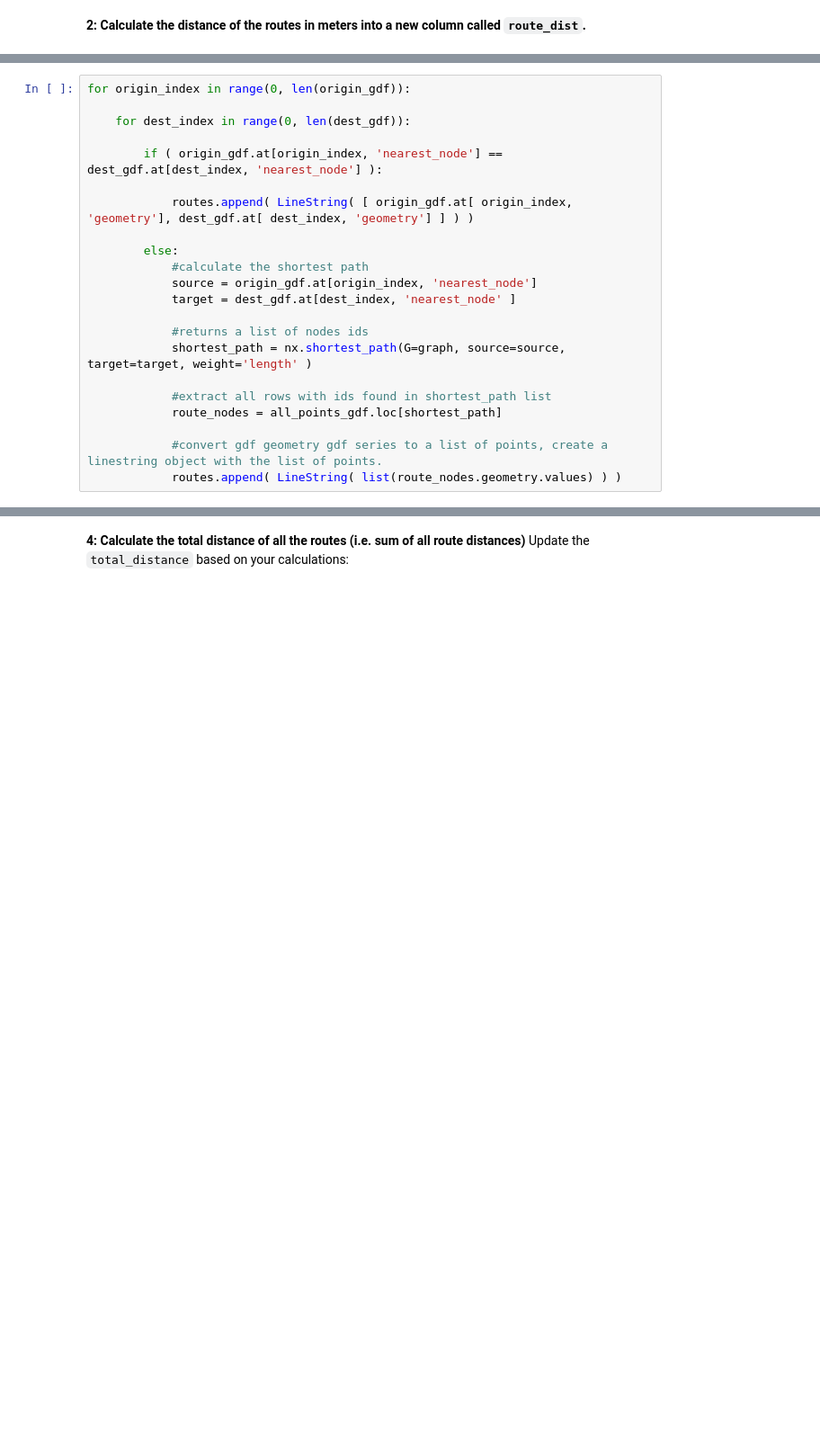
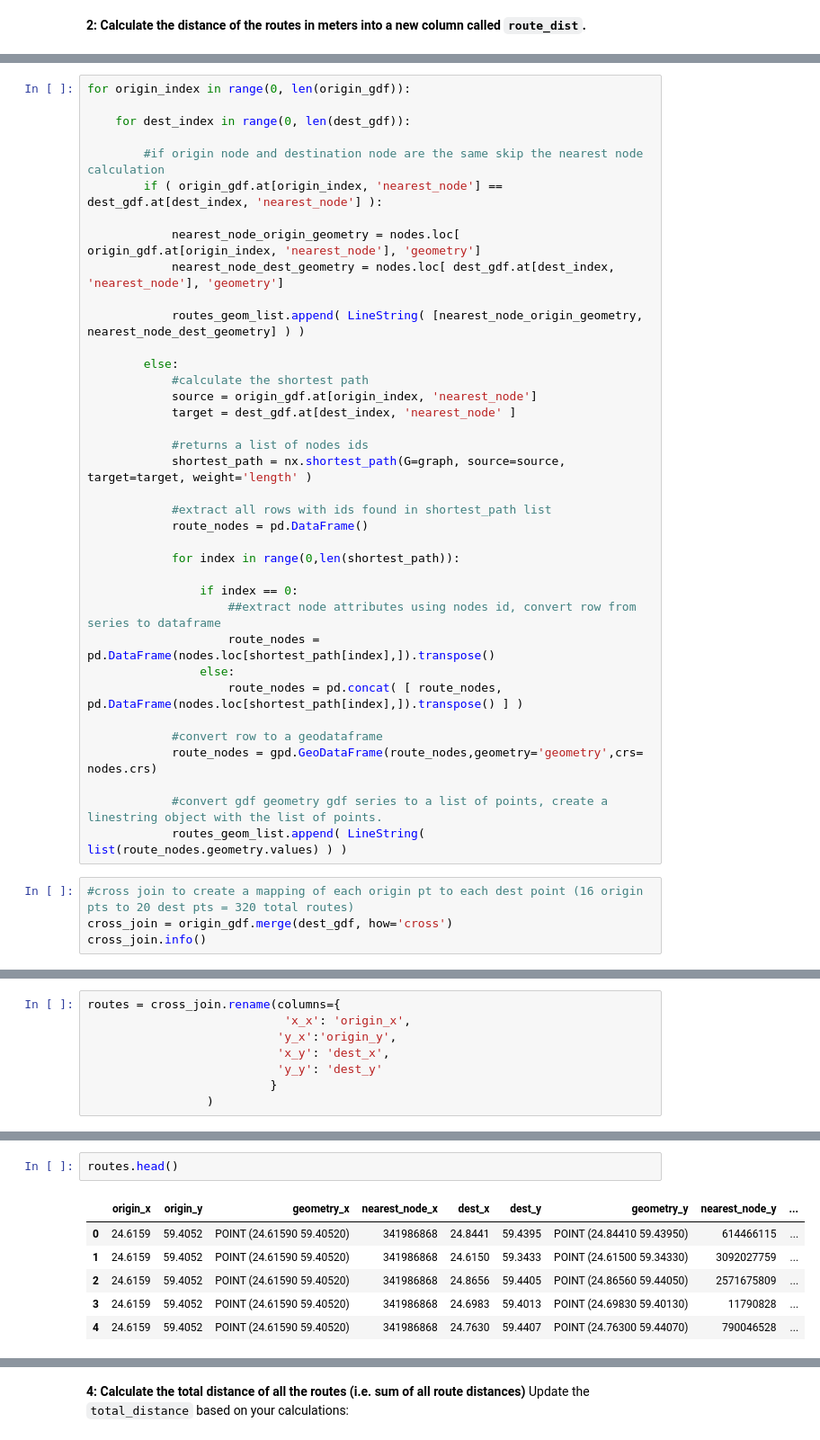
Before and after one commit to alanlyyy/AUTOGIS_COURSE, a Jupyter notebook: L6/exercise-6-main/Exercise-6-problems-1-2.ipynb, the cells around one changed output, grey strips where cells are left out. Shown: that part at 90% size. Cells and saved outputs as stored; diff of their text form; blank space fills up the shorter version.

```diff
--- a/L6/exercise-6-main/Exercise-6-problems-1-2.ipynb
+++ b/L6/exercise-6-main/Exercise-6-problems-1-2.ipynb
@@ -497,9 +478,13 @@ for origin_index in range(0, len(origin_gdf)):
 
     for dest_index in range(0, len(dest_gdf)):
 
+        #if origin node and destination node are the same skip the nearest node calculation
         if ( origin_gdf.at[origin_index, 'nearest_node'] == dest_gdf.at[dest_index, 'nearest_node'] ):
 
-            routes.append( LineString( [ origin_gdf.at[ origin_index, 'geometry'], dest_gdf.at[ dest_index, 'geometry'] ] ) )
+            nearest_node_origin_geometry = nodes.loc[ origin_gdf.at[origin_index, 'nearest_node'], 'geometry']
+            nearest_node_dest_geometry = nodes.loc[ dest_gdf.at[dest_index, 'nearest_node'], 'geometry']
+
+            routes_geom_list.append( LineString( [nearest_node_origin_geometry, nearest_node_dest_geometry] ) )
 
         else:
             #calculate the shortest path
@@ -510,7 +495,22 @@ for origin_index in range(0, len(origin_gdf)):
             shortest_path = nx.shortest_path(G=graph, source=source, target=target, weight='length' )
 
             #extract all rows with ids found in shortest_path list
-            route_nodes = all_points_gdf.loc[shortest_path]
+            route_nodes = pd.DataFrame()
+
+            for index in range(0,len(shortest_path)):
+
+                if index == 0:
+                    ##extract node attributes using nodes id, convert row from series to dataframe
+                    route_nodes = pd.DataFrame(nodes.loc[shortest_path[index],]).transpose()
+                else:
+                    route_nodes = pd.concat( [ route_nodes,  pd.DataFrame(nodes.loc[shortest_path[index],]).transpose() ] )
+
+            #convert row to a geodataframe
+            route_nodes = gpd.GeoDataFrame(route_nodes,geometry='geometry',crs= nodes.crs)
 
             #convert gdf geometry gdf series to a list of points, create a linestring object with the list of points.
-            routes.append( LineString( list(route_nodes.geometry.values) ) )
+            routes_geom_list.append( LineString( list(route_nodes.geometry.values) ) )
+# %%
+#cross join to create a mapping of each origin pt to each dest point (16 origin pts to 20 dest pts = 320 total routes)
+cross_join = origin_gdf.merge(dest_gdf, how='cross')
+cross_join.info()
@@ -516,0 +535,8 @@ for origin_index in range(0, len(origin_gdf)):
+# %%
+routes = cross_join.rename(columns={
+                            'x_x': 'origin_x',
+                           'y_x':'origin_y',
+                           'x_y': 'dest_x',
+                           'y_y': 'dest_y'
+                          }
+                 )
@@ -516,0 +554,9 @@ for origin_index in range(0, len(origin_gdf)):
+# %%
+routes.head()
+# %% [output]
+|  | origin_x | origin_y | geometry_x | nearest_node_x | dest_x | dest_y | geometry_y | nearest_node_y | ... |
+| 0 | 24.6159 | 59.4052 | POINT (24.61590 59.40520) | 341986868 | 24.8441 | 59.4395 | POINT (24.84410 59.43950) | 614466115 | ... |
+| 1 | 24.6159 | 59.4052 | POINT (24.61590 59.40520) | 341986868 | 24.6150 | 59.3433 | POINT (24.61500 59.34330) | 3092027759 | ... |
+| 2 | 24.6159 | 59.4052 | POINT (24.61590 59.40520) | 341986868 | 24.8656 | 59.4405 | POINT (24.86560 59.44050) | 2571675809 | ... |
+| 3 | 24.6159 | 59.4052 | POINT (24.61590 59.40520) | 341986868 | 24.6983 | 59.4013 | POINT (24.69830 59.40130) | 11790828 | ... |
+| 4 | 24.6159 | 59.4052 | POINT (24.61590 59.40520) | 341986868 | 24.7630 | 59.4407 | POINT (24.76300 59.44070) | 790046528 | ... |
```
Also changed, not shown: parts of 26 cells of this notebook.
